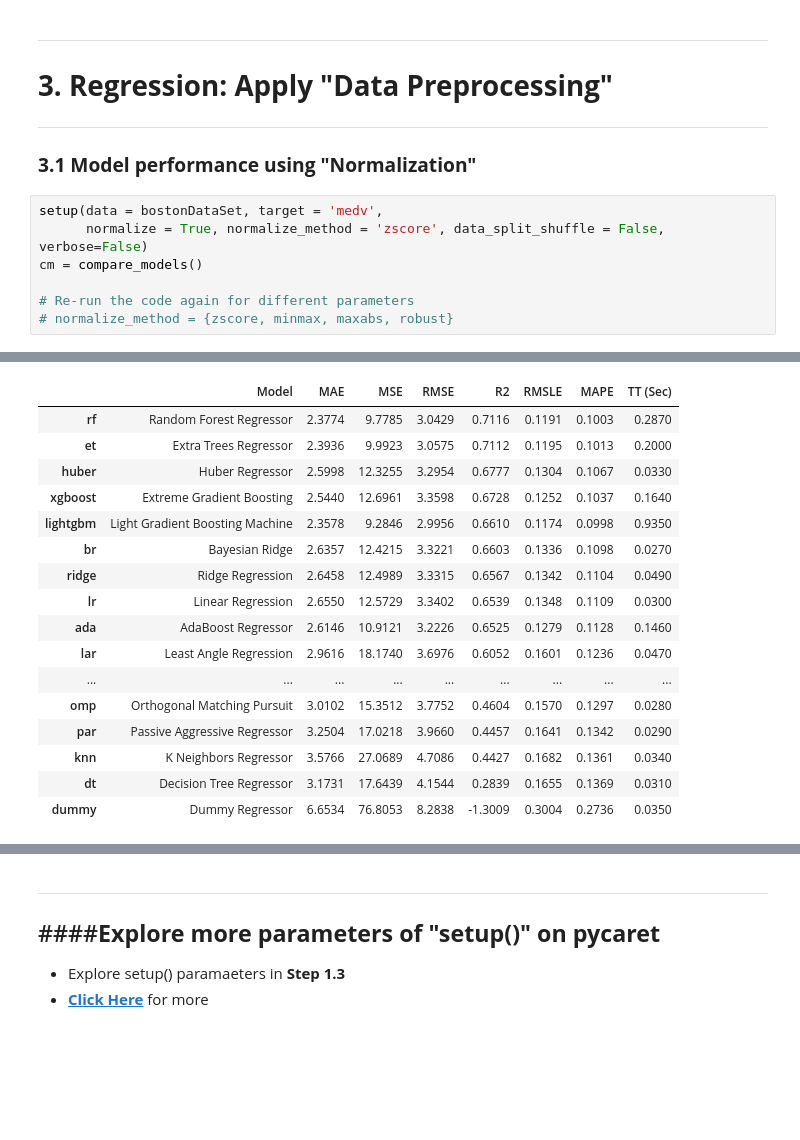
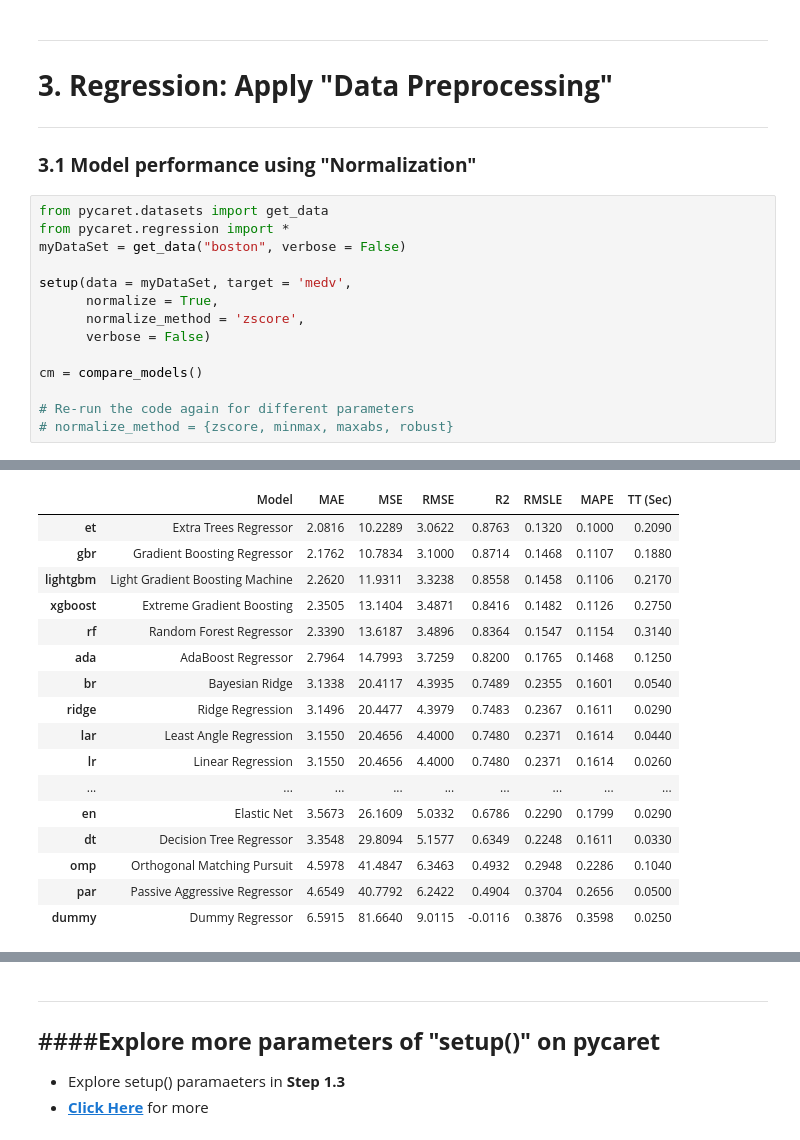
Before and after one commit to psrana/Machine-Learning-using-PyCaret, a Jupyter notebook: 01_Regression.ipynb, the cells around one changed output, grey strips where cells are left out. Cells and saved outputs as stored; diff of their text form; blank space fills up the shorter version.

```diff
--- a/01_Regression.ipynb
+++ b/01_Regression.ipynb
@@ -221,31 +271,38 @@ import pandas as pd
 
 ### **3.1 Model performance using "Normalization"**
 # %%
-setup(data = bostonDataSet, target = 'medv',
-      normalize = True, normalize_method = 'zscore', data_split_shuffle = False, verbose=False)
+from pycaret.datasets import get_data
+from pycaret.regression import *
+myDataSet = get_data("boston", verbose = False)
+
+setup(data = myDataSet, target = 'medv',
+      normalize = True,
+      normalize_method = 'zscore',
+      verbose = False)
+
 cm = compare_models()
 
 # Re-run the code again for different parameters
 # normalize_method = {zscore, minmax, maxabs, robust}
 # %% [output]
 [interactive output not drawn]
 |  | Model | MAE | MSE | RMSE | R2 | RMSLE | MAPE | TT (Sec) |
-| rf | Random Forest Regressor | 2.3774 | 9.7785 | 3.0429 | 0.7116 | 0.1191 | 0.1003 | 0.2870 |
-| et | Extra Trees Regressor | 2.3936 | 9.9923 | 3.0575 | 0.7112 | 0.1195 | 0.1013 | 0.2000 |
-| huber | Huber Regressor | 2.5998 | 12.3255 | 3.2954 | 0.6777 | 0.1304 | 0.1067 | 0.0330 |
-| xgboost | Extreme Gradient Boosting | 2.5440 | 12.6961 | 3.3598 | 0.6728 | 0.1252 | 0.1037 | 0.1640 |
-| lightgbm | Light Gradient Boosting Machine | 2.3578 | 9.2846 | 2.9956 | 0.6610 | 0.1174 | 0.0998 | 0.9350 |
-| br | Bayesian Ridge | 2.6357 | 12.4215 | 3.3221 | 0.6603 | 0.1336 | 0.1098 | 0.0270 |
-| ridge | Ridge Regression | 2.6458 | 12.4989 | 3.3315 | 0.6567 | 0.1342 | 0.1104 | 0.0490 |
-| lr | Linear Regression | 2.6550 | 12.5729 | 3.3402 | 0.6539 | 0.1348 | 0.1109 | 0.0300 |
-| ada | AdaBoost Regressor | 2.6146 | 10.9121 | 3.2226 | 0.6525 | 0.1279 | 0.1128 | 0.1460 |
-| lar | Least Angle Regression | 2.9616 | 18.1740 | 3.6976 | 0.6052 | 0.1601 | 0.1236 | 0.0470 |
+| et | Extra Trees Regressor | 2.0816 | 10.2289 | 3.0622 | 0.8763 | 0.1320 | 0.1000 | 0.2090 |
+| gbr | Gradient Boosting Regressor | 2.1762 | 10.7834 | 3.1000 | 0.8714 | 0.1468 | 0.1107 | 0.1880 |
+| lightgbm | Light Gradient Boosting Machine | 2.2620 | 11.9311 | 3.3238 | 0.8558 | 0.1458 | 0.1106 | 0.2170 |
+| xgboost | Extreme Gradient Boosting | 2.3505 | 13.1404 | 3.4871 | 0.8416 | 0.1482 | 0.1126 | 0.2750 |
+| rf | Random Forest Regressor | 2.3390 | 13.6187 | 3.4896 | 0.8364 | 0.1547 | 0.1154 | 0.3140 |
+| ada | AdaBoost Regressor | 2.7964 | 14.7993 | 3.7259 | 0.8200 | 0.1765 | 0.1468 | 0.1250 |
+| br | Bayesian Ridge | 3.1338 | 20.4117 | 4.3935 | 0.7489 | 0.2355 | 0.1601 | 0.0540 |
+| ridge | Ridge Regression | 3.1496 | 20.4477 | 4.3979 | 0.7483 | 0.2367 | 0.1611 | 0.0290 |
+| lar | Least Angle Regression | 3.1550 | 20.4656 | 4.4000 | 0.7480 | 0.2371 | 0.1614 | 0.0440 |
+| lr | Linear Regression | 3.1550 | 20.4656 | 4.4000 | 0.7480 | 0.2371 | 0.1614 | 0.0260 |
 | ... | ... | ... | ... | ... | ... | ... | ... | ... |
-| omp | Orthogonal Matching Pursuit | 3.0102 | 15.3512 | 3.7752 | 0.4604 | 0.1570 | 0.1297 | 0.0280 |
-| par | Passive Aggressive Regressor | 3.2504 | 17.0218 | 3.9660 | 0.4457 | 0.1641 | 0.1342 | 0.0290 |
-| knn | K Neighbors Regressor | 3.5766 | 27.0689 | 4.7086 | 0.4427 | 0.1682 | 0.1361 | 0.0340 |
-| dt | Decision Tree Regressor | 3.1731 | 17.6439 | 4.1544 | 0.2839 | 0.1655 | 0.1369 | 0.0310 |
-| dummy | Dummy Regressor | 6.6534 | 76.8053 | 8.2838 | -1.3009 | 0.3004 | 0.2736 | 0.0350 |
+| en | Elastic Net | 3.5673 | 26.1609 | 5.0332 | 0.6786 | 0.2290 | 0.1799 | 0.0290 |
+| dt | Decision Tree Regressor | 3.3548 | 29.8094 | 5.1577 | 0.6349 | 0.2248 | 0.1611 | 0.0330 |
+| omp | Orthogonal Matching Pursuit | 4.5978 | 41.4847 | 6.3463 | 0.4932 | 0.2948 | 0.2286 | 0.1040 |
+| par | Passive Aggressive Regressor | 4.6549 | 40.7792 | 6.2422 | 0.4904 | 0.3704 | 0.2656 | 0.0500 |
+| dummy | Dummy Regressor | 6.5915 | 81.6640 | 9.0115 | -0.0116 | 0.3876 | 0.3598 | 0.0250 |
 [interactive output not drawn]
 # %% [markdown]
 ---
```
Also changed, not shown: parts of 61 cells of this notebook.
